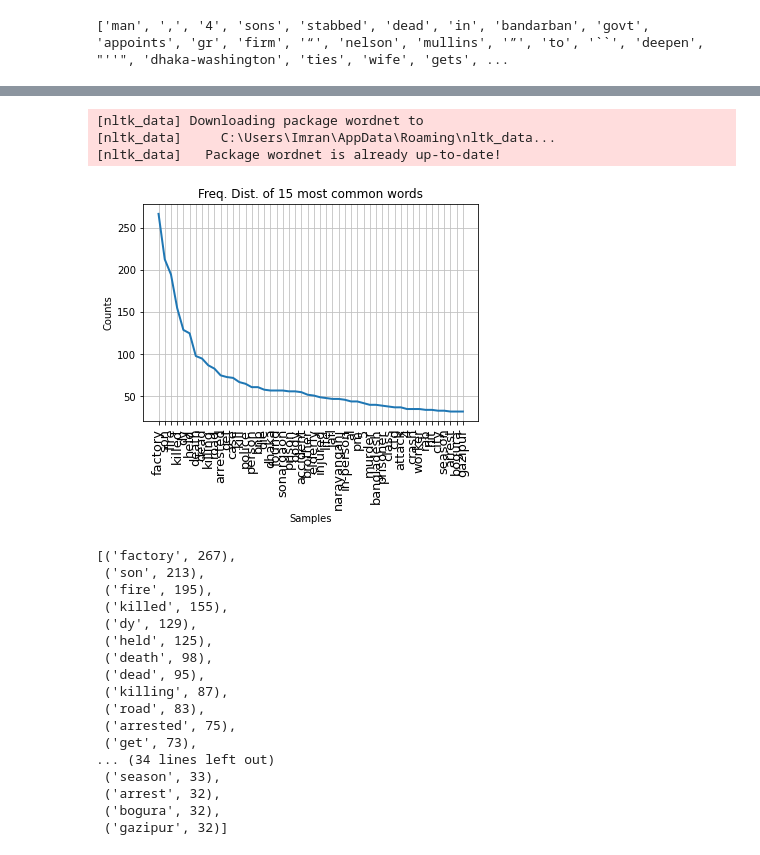
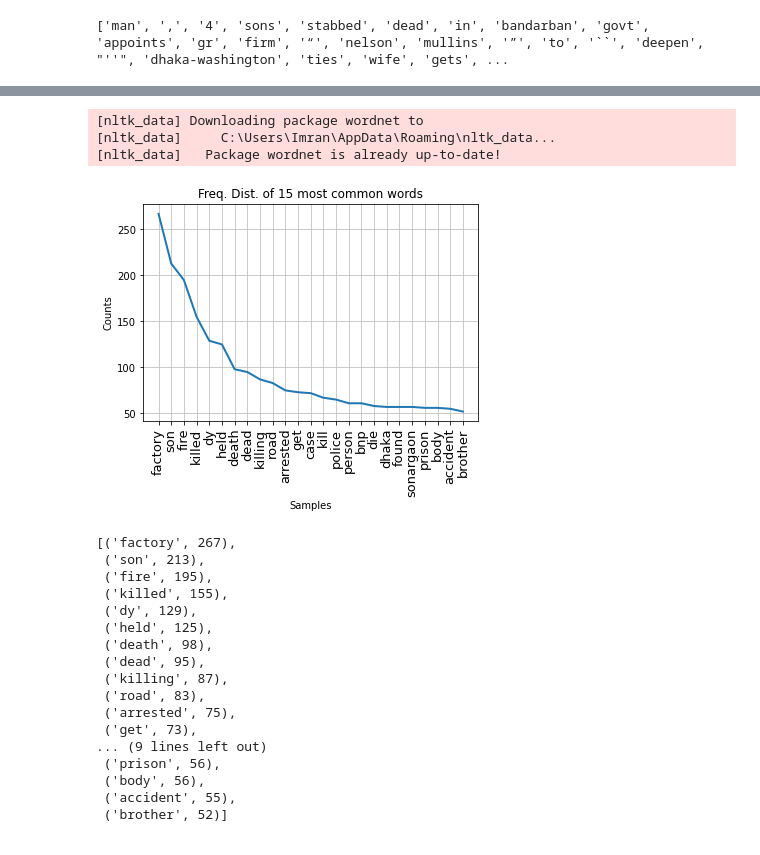
Before and after one commit to muimran/women_in_news_headlines, a Jupyter notebook: women_in_news.ipynb, the cells around one changed output, grey strips where cells are left out. Saved outputs shown, nothing was run; the diff lists cells and outputs as text; code cells hidden in the pictures.

```diff
--- a/women_in_news.ipynb
+++ b/women_in_news.ipynb
@@ -184,22 +184,22 @@ print(stop_words)
 # %%
 fltrd_words_males = [word for word in tokenized_words_males if not word in stop_words]
 import nltk
 nltk.download('wordnet')
 from nltk.stem import WordNetLemmatizer
 lemmatizer = WordNetLemmatizer()
 lem_tokens_males = [lemmatizer.lemmatize(word) for word in fltrd_words_males]
 from nltk import FreqDist
 fltrd_words_dist_males= FreqDist(lem_tokens_males)
 import matplotlib.pyplot as plt
 
 plt.xticks(fontsize=13)
-fltrd_words_dist_males.plot(50,title='Freq. Dist. of 15 most common words')
-fltrd_words_dist_males.most_common(50)
+fltrd_words_dist_males.plot(25,title='Freq. Dist. of 15 most common words')
+fltrd_words_dist_males.most_common(25)
 # %% [output]
 [nltk_data] Downloading package wordnet to
 [nltk_data]     C:\Users\Imran\AppData\Roaming\nltk_data...
 [nltk_data]   Package wordnet is already up-to-date!
-[figure, old version]
+[figure, new version]
 [('factory', 267),
  ('son', 213),
  ('fire', 195),
@@ -212,8 +212,8 @@ fltrd_words_dist_males.most_common(50)
  ('road', 83),
  ('arrested', 75),
  ('get', 73),
-... (34 lines left out)
- ('season', 33),
- ('arrest', 32),
- ('bogura', 32),
- ('gazipur', 32)]
+... (9 lines left out)
+ ('prison', 56),
+ ('body', 56),
+ ('accident', 55),
+ ('brother', 52)]
```
Also changed, not shown: parts of 4 cells of this notebook.
